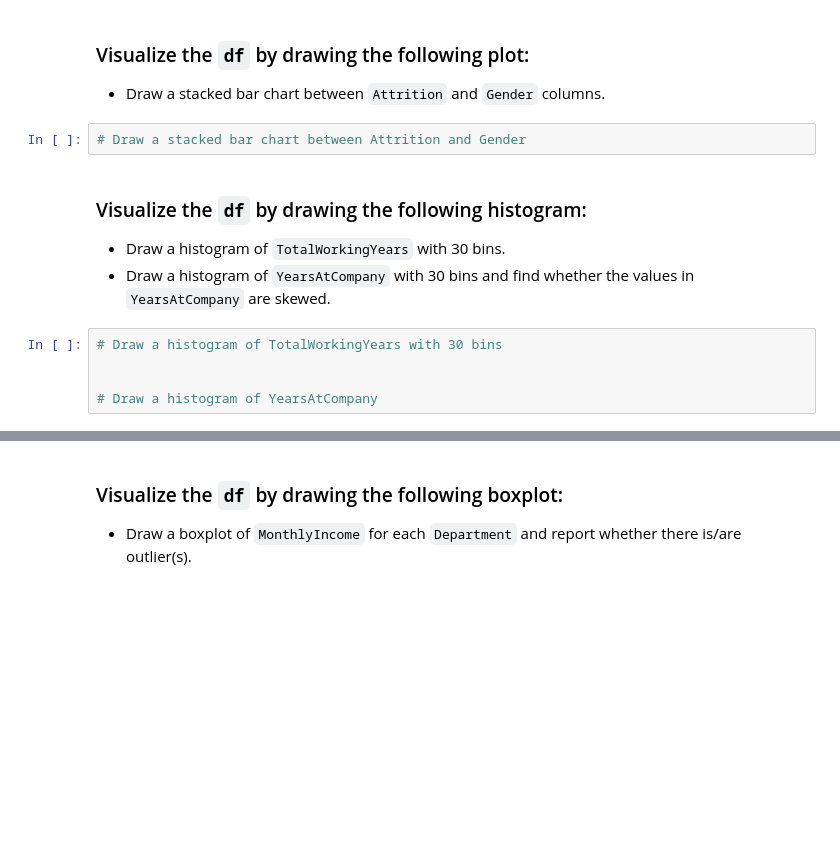
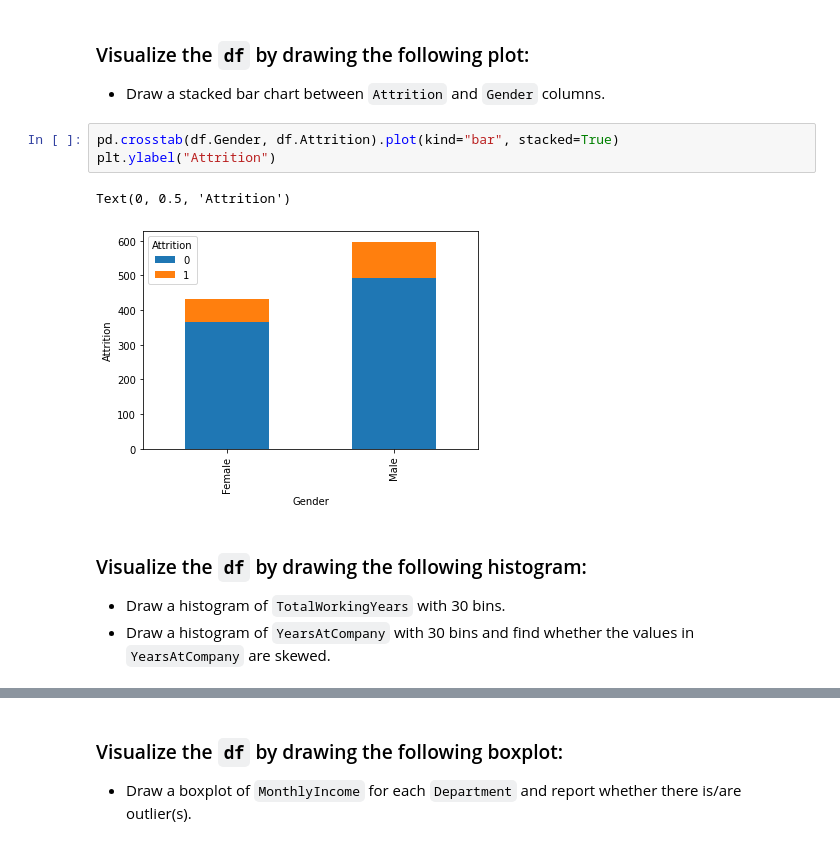
Before and after one commit to jaimin159/SHALA2020, a Jupyter notebook: DS_L2_17_Apr_Assignment_2_DS.ipynb, the cells around one changed output, grey strips where cells are left out. Cells and saved outputs as stored; diff of their text form; blank space fills up the shorter version.

````diff
--- a/DS_L2_17_Apr_Assignment_2_DS.ipynb
+++ b/DS_L2_17_Apr_Assignment_2_DS.ipynb
@@ -132,15 +140,14 @@ sns.countplot(df['Attrition'].value_counts(normalize=True))
 ### Visualize the ```df``` by drawing the following plot:
 
 * Draw a stacked bar chart between ```Attrition``` and ```Gender``` columns.
-# %%
-# Draw a stacked bar chart between Attrition and Gender
+# %%
+pd.crosstab(df.Gender, df.Attrition).plot(kind="bar", stacked=True)
+plt.ylabel("Attrition")
+# %% [output]
+Text(0, 0.5, 'Attrition')
+[figure, added]
 # %% [markdown]
 ### Visualize the ```df``` by drawing the following histogram:
 
 * Draw a histogram of ```TotalWorkingYears``` with 30 bins.
 * Draw a histogram of ```YearsAtCompany``` with 30 bins and find whether the values in ```YearsAtCompany``` are skewed.
-# %%
-# Draw a histogram of TotalWorkingYears with 30 bins
-
-
-# Draw a histogram of YearsAtCompany
````
Also changed, not shown: parts of 7 cells of this notebook.
